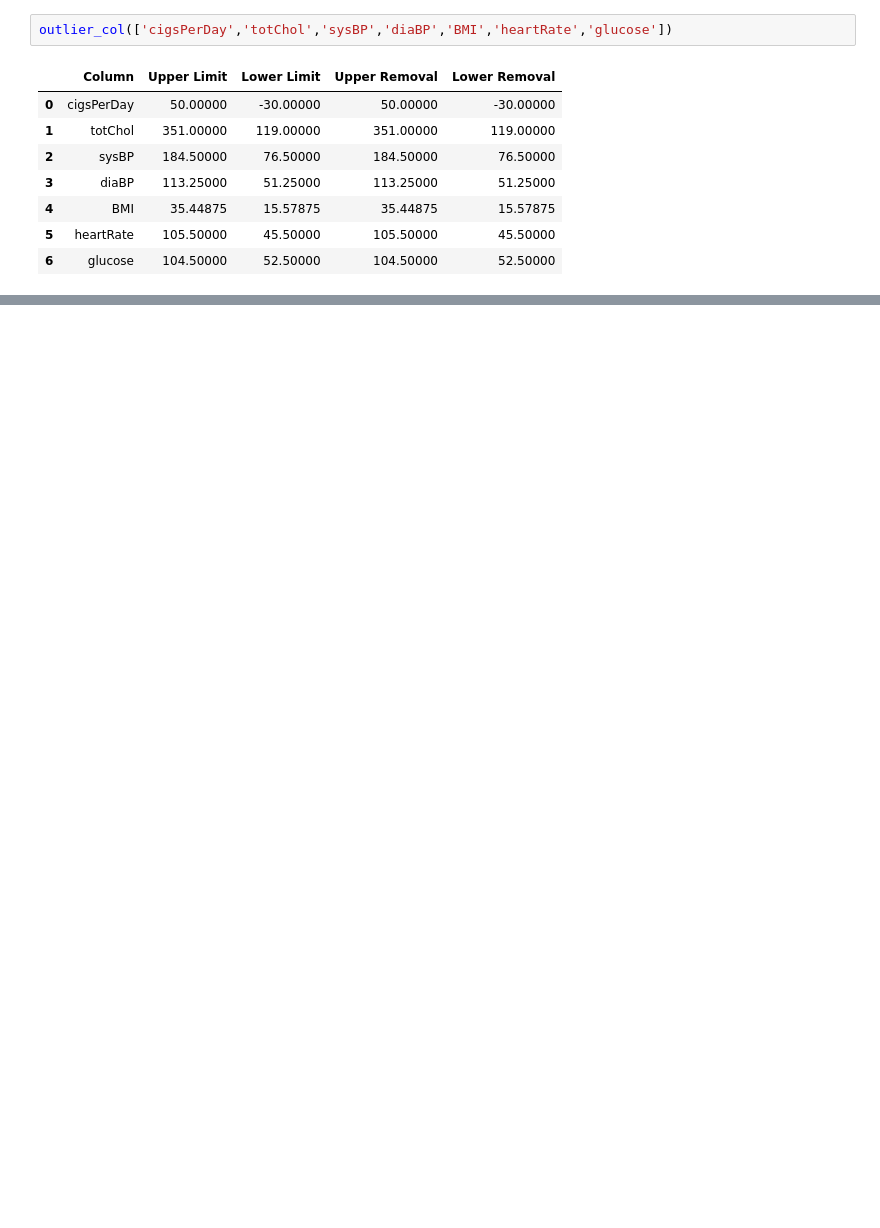
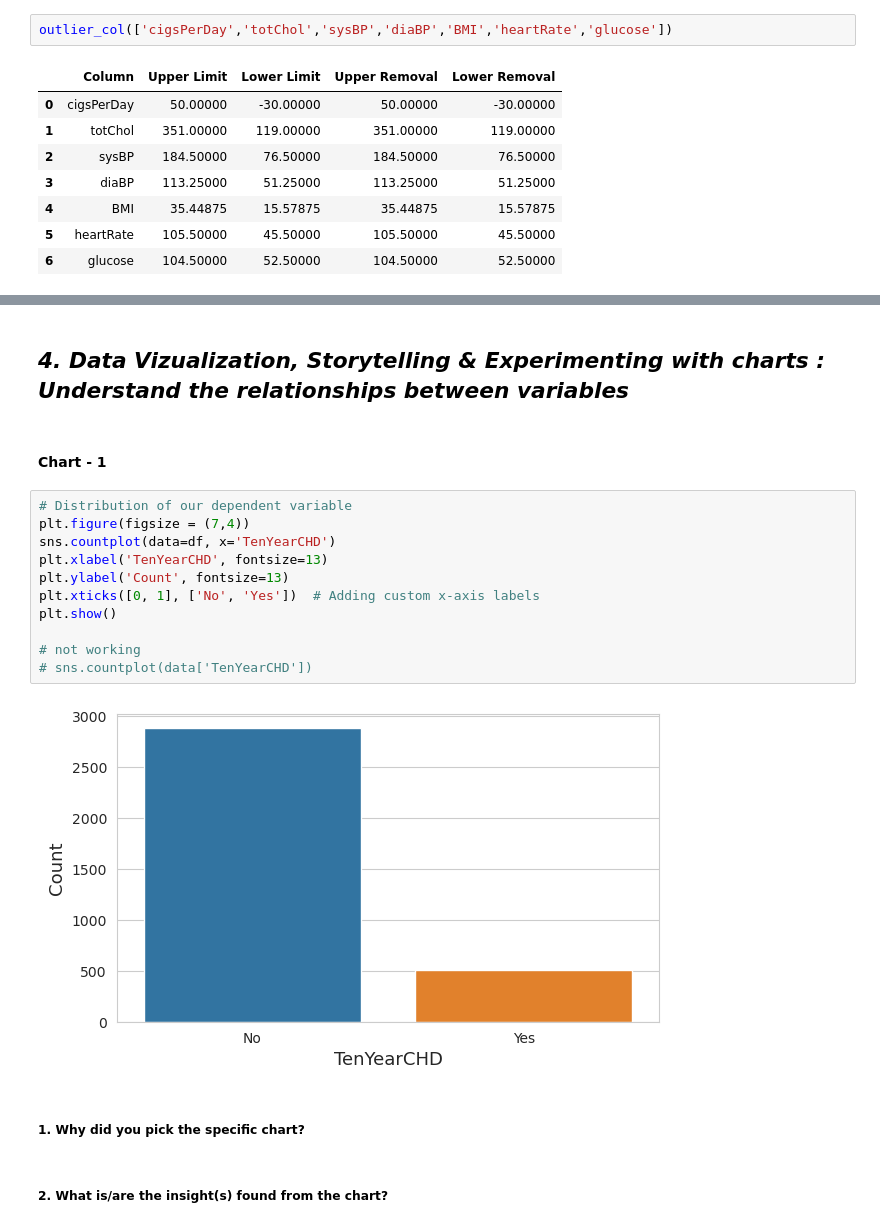
Before and after one commit to Vipilkhapre/Cardiovascular-Risk-Prediction, a Jupyter notebook: Cardiovascular Risk Prediction.ipynb, the cells around one changed output, grey strips where cells are left out. Drawn from its saved outputs; the diff is of its cells as text; blank space fills up the shorter version.

```diff
--- a/Cardiovascular Risk Prediction.ipynb
+++ b/Cardiovascular Risk Prediction.ipynb
@@ -335,0 +359,21 @@ outlier_col(['cigsPerDay','totChol','sysBP','diaBP','BMI','heartRate','glucose']
+# %% [markdown]
+## ***4. Data Vizualization, Storytelling & Experimenting with charts : Understand the relationships between variables***
+# %% [markdown]
+#### Chart - 1
+# %%
+# Distribution of our dependent variable
+plt.figure(figsize = (7,4))
+sns.countplot(data=df, x='TenYearCHD')
+plt.xlabel('TenYearCHD', fontsize=13)
+plt.ylabel('Count', fontsize=13)
+plt.xticks([0, 1], ['No', 'Yes'])  # Adding custom x-axis labels
+plt.show()
+
+# not working
+# sns.countplot(data['TenYearCHD'])
+# %% [output]
+[figure, added]
+# %% [markdown]
+##### 1. Why did you pick the specific chart?
+# %% [markdown]
+##### 2. What is/are the insight(s) found from the chart?
```
Also changed, not shown: parts of 49 cells of this notebook, 3 other files.
